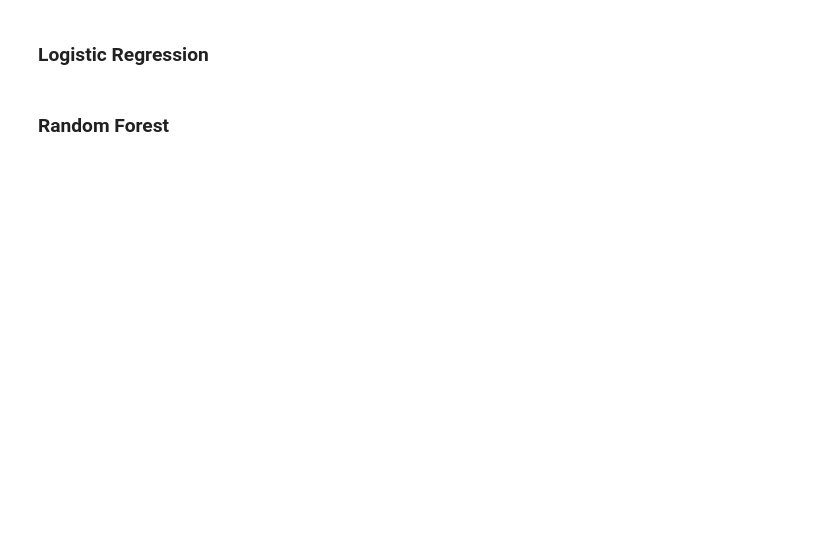
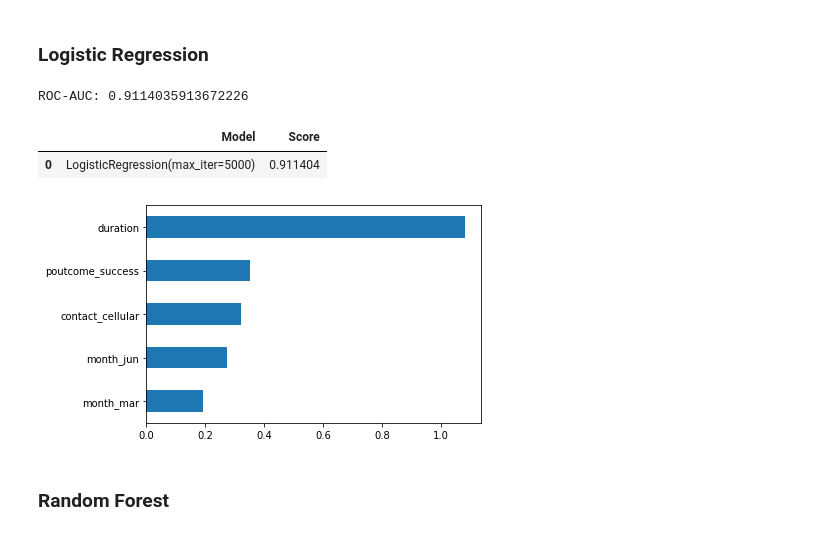
Before and after one commit to MattLeRoi/modeling_banking_customers, a Jupyter notebook: index.ipynb, the cells around one changed output. Cells and saved outputs as stored; diff of their text form; code cells hidden in the pictures; blank space fills up the shorter version.

```diff
--- a/index.ipynb
+++ b/index.ipynb
@@ -82,7 +116,7 @@ df.y.value_counts()
 X=df.drop(['y','pdays'], axis=1) # The -1 in pdays throws off the math. previous also functions as a flag for previously contacted
 y = [1 if target_y_n == "yes" else 0 for target_y_n in df['y']]
 # %%
-categorical_features = ['job','marital','education','default','housing','loan','contact','month','poutcome']
+categorical_features = ['day','job','marital','education','default','housing','loan','contact','month','poutcome']
 
 X_encoded = pd.get_dummies(X, columns=categorical_features)
 X_encoded
@@ -89,4 +137,4 @@ X_encoded
 # %%
 X_all_training,X_test,y_all_training,y_test = train_test_split(X_encoded,y,random_state=42, test_size=.15) # 15% test set
-X_train,X_val,y_train,y_val = train_test_split(X_all_training,y_all_training,random_state=42, test_size=.1/.85) # 10% validation set
-X_val
+X_train_raw,X_val_raw,y_train,y_val = train_test_split(X_all_training,y_all_training,random_state=42, test_size=.1/.85) # 10% validation set
+X_val_raw
@@ -93,6 +155,10 @@ X_val
+# %%
+scaler = StandardScaler()
+X_train = pd.DataFrame(scaler.fit_transform(X_train_raw), columns=X_encoded.columns)
+X_val = pd.DataFrame(scaler.transform(X_val_raw), columns=X_encoded.columns)
 # %%
 roc_results = pd.DataFrame(columns=['Model','Score'])
-
+imp_factors = pd.DataFrame(columns=['LogisticRegression','DecisionTreeClassifier', 'XGBClassifier', 'LGBMClassifier', 'CatBoostClassifier'])
 def add_score (roc_results,model_name):
     y_pred = model_name.predict(X_val)
     y_proba = model_name.predict_proba(X_val)[:, 1]
@@ -113,4 +179,8 @@ add_score(roc_results,log_reg)
 # y_proba = log_reg.predict_proba(X_val)[:, 1]
 # score = roc_auc_score(y_val, y_proba)
 # print("ROC-AUC:", score)
+# %% [output]
+ROC-AUC: 0.9114035913672226
+|  | Model | Score |
+| 0 | LogisticRegression(max_iter=5000) | 0.911404 |
 # %%
@@ -119,6 +189,9 @@ roc_scores += score
 # %%
-coefs = pd.Series(log_reg.coef_[0], index=X_train.columns)
-coefs.sort_values(ascending=False).head(10).sort_values(ascending=True).plot(kind='barh');
+coefs = pd.Series(log_reg.coef_[0], index=X_train.columns).sort_values(ascending=False).head(5).sort_values(ascending=True)
+coefs.plot(kind='barh');
+imp_factors['LogisticRegression']=coefs.sort_values(ascending=False).head(5).index
+# %% [output]
+[figure, added]
 # %% [markdown]
 ### Random Forest
 # %%
```
Also changed, not shown: parts of 24 cells of this notebook, 4 other files.
